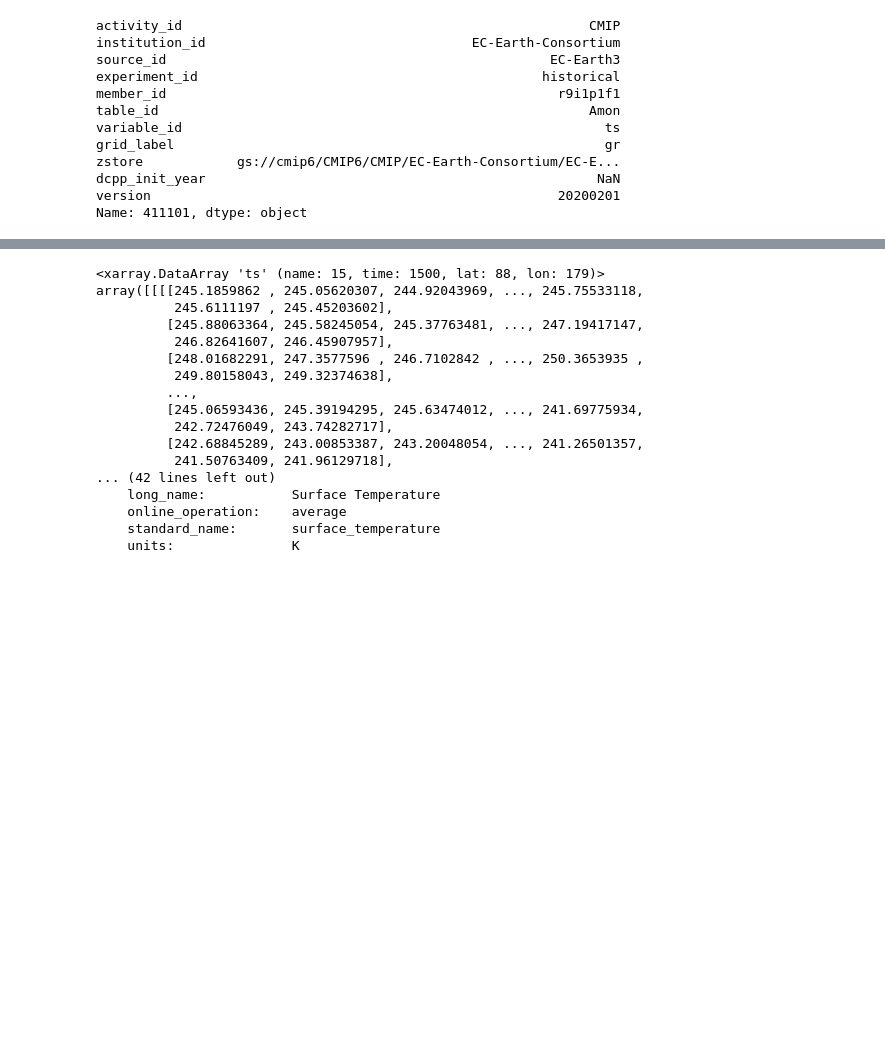
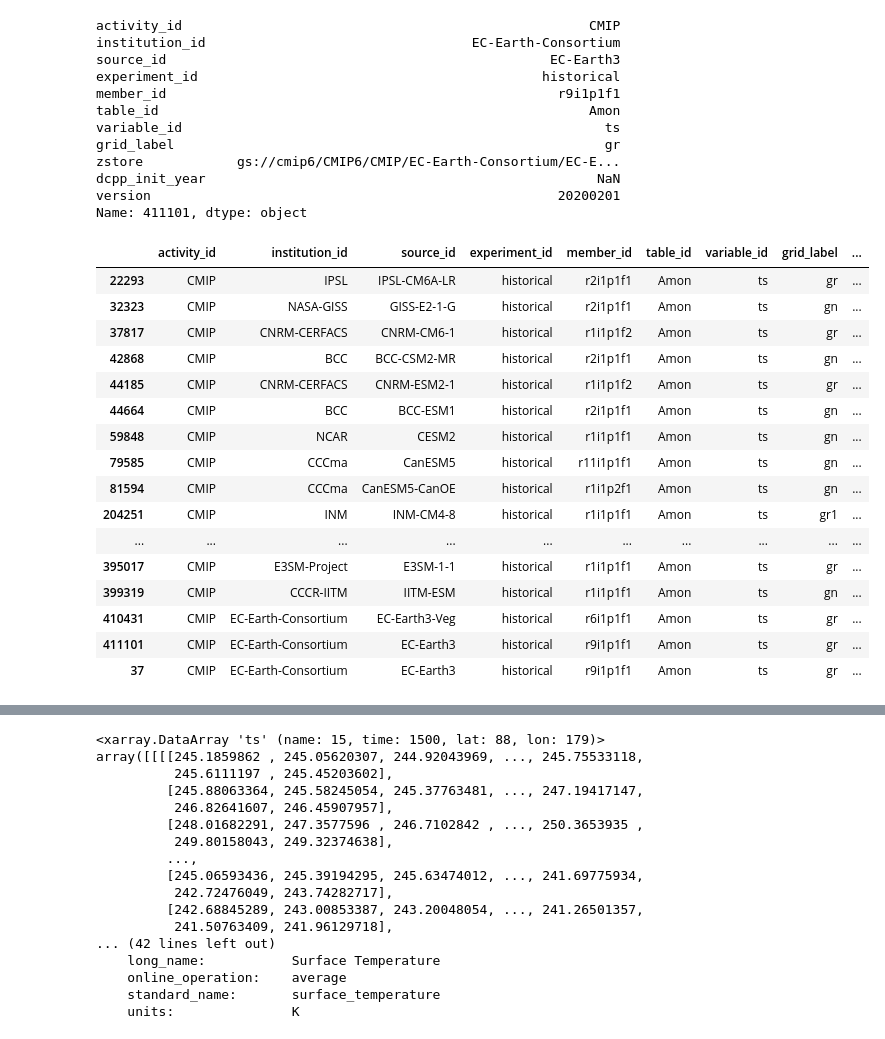
Before and after one commit to mailesasaki/cesmle_variability_analysis, a Jupyter notebook: energy_budget_variability/ocean_fluxes.ipynb, the cells around one changed output, grey strips where cells are left out. Saved outputs shown, nothing was run; the diff lists cells and outputs as text; code cells hidden in the pictures; blank space fills up the shorter version.

```diff
--- a/energy_budget_variability/ocean_fluxes.ipynb
+++ b/energy_budget_variability/ocean_fluxes.ipynb
@@ -903,6 +925,42 @@ zstore            gs://cmip6/CMIP6/CMIP/EC-Earth-Consortium/EC-E...
 dcpp_init_year                                                  NaN
 version                                                    20200201
 Name: 411101, dtype: object
+# %%
+# Find omega
+
+df_sst_hist = df.query("activity_id=='CMIP' & table_id == 'Amon' & variable_id == 'ts' & experiment_id == 'historical'")
+df_sst_hist = df_sst_hist.drop_duplicates('source_id').head(46)
+df_sst_hist = df_sst_hist.drop(index=1018)
+df_sst_hist = df_sst_hist.drop(index=9919)
+df_sst_hist = df_sst_hist.drop(index=44335)
+df_sst_hist = df_sst_hist.drop(index=55524)
+df_sst_hist = df_sst_hist.drop(index=56046)
+df_sst_hist = df_sst_hist.drop(index=68158)
+df_sst_hist = df_sst_hist.drop(index=69520)
+df_sst_hist = df_sst_hist.drop(index=70698)
+df_sst_hist = df_sst_hist.drop(index=246181)
+
+df_sst_hist.loc[len(df_sst_hist.index)] = ecearth3_sst_hist.iloc[0]
+
+df_sst_hist
+# %% [output]
+|  | activity_id | institution_id | source_id | experiment_id | member_id | table_id | variable_id | grid_label | ... |
+| 22293 | CMIP | IPSL | IPSL-CM6A-LR | historical | r2i1p1f1 | Amon | ts | gr | ... |
+| 32323 | CMIP | NASA-GISS | GISS-E2-1-G | historical | r2i1p1f1 | Amon | ts | gn | ... |
+| 37817 | CMIP | CNRM-CERFACS | CNRM-CM6-1 | historical | r1i1p1f2 | Amon | ts | gr | ... |
+| 42868 | CMIP | BCC | BCC-CSM2-MR | historical | r2i1p1f1 | Amon | ts | gn | ... |
+| 44185 | CMIP | CNRM-CERFACS | CNRM-ESM2-1 | historical | r1i1p1f2 | Amon | ts | gr | ... |
+| 44664 | CMIP | BCC | BCC-ESM1 | historical | r2i1p1f1 | Amon | ts | gn | ... |
+| 59848 | CMIP | NCAR | CESM2 | historical | r1i1p1f1 | Amon | ts | gn | ... |
+| 79585 | CMIP | CCCma | CanESM5 | historical | r11i1p1f1 | Amon | ts | gn | ... |
+| 81594 | CMIP | CCCma | CanESM5-CanOE | historical | r1i1p2f1 | Amon | ts | gn | ... |
+| 204251 | CMIP | INM | INM-CM4-8 | historical | r1i1p1f1 | Amon | ts | gr1 | ... |
+| ... | ... | ... | ... | ... | ... | ... | ... | ... | ... |
+| 395017 | CMIP | E3SM-Project | E3SM-1-1 | historical | r1i1p1f1 | Amon | ts | gr | ... |
+| 399319 | CMIP | CCCR-IITM | IITM-ESM | historical | r1i1p1f1 | Amon | ts | gn | ... |
+| 410431 | CMIP | EC-Earth-Consortium | EC-Earth3-Veg | historical | r6i1p1f1 | Amon | ts | gr | ... |
+| 411101 | CMIP | EC-Earth-Consortium | EC-Earth3 | historical | r9i1p1f1 | Amon | ts | gr | ... |
+| 37 | CMIP | EC-Earth-Consortium | EC-Earth3 | historical | r9i1p1f1 | Amon | ts | gr | ... |
 # %%
 #this only needs to be created once
 # From Ryan Abernathy's tutorial - Way 2
```
Also changed, not shown: parts of 15 cells of this notebook, 2 other files.
